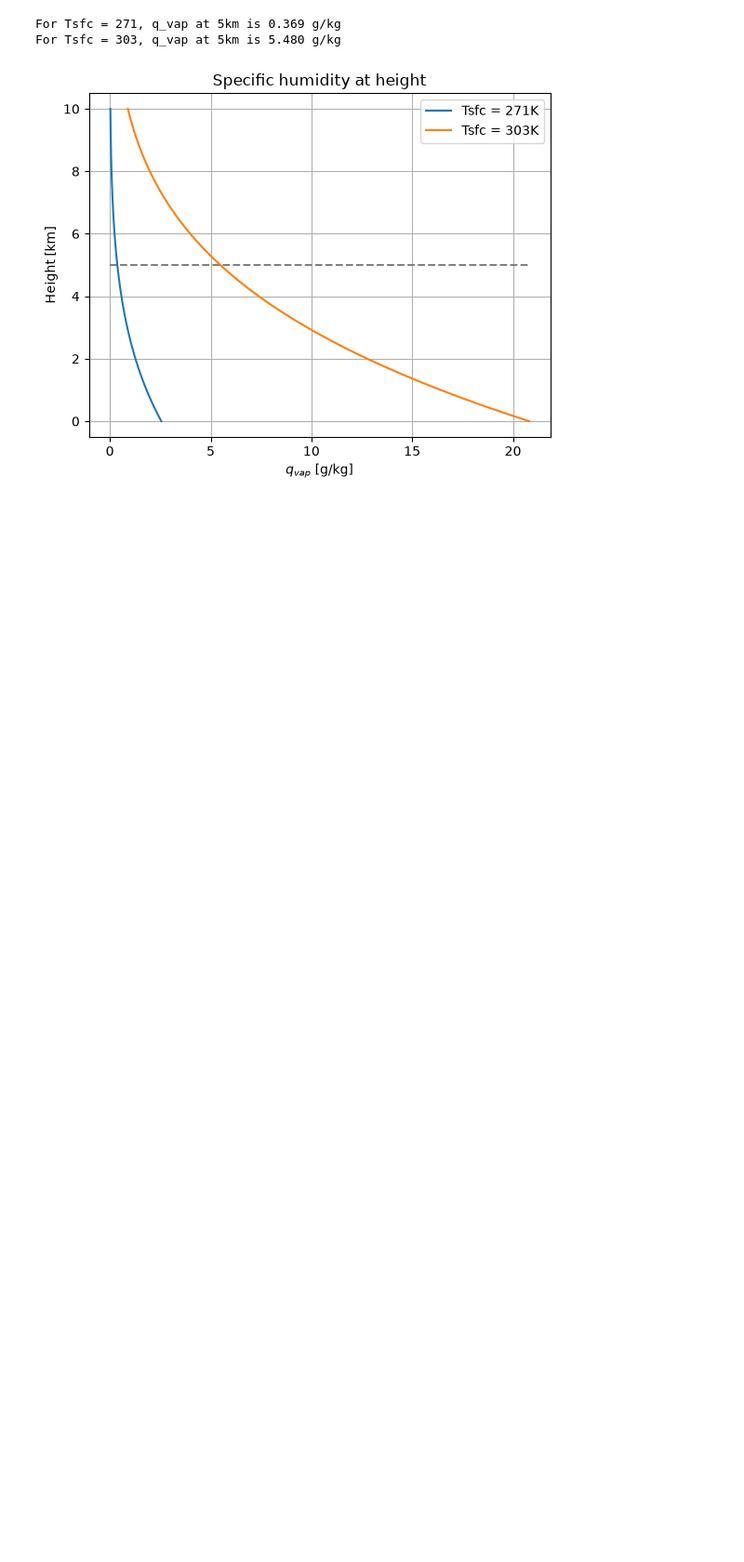
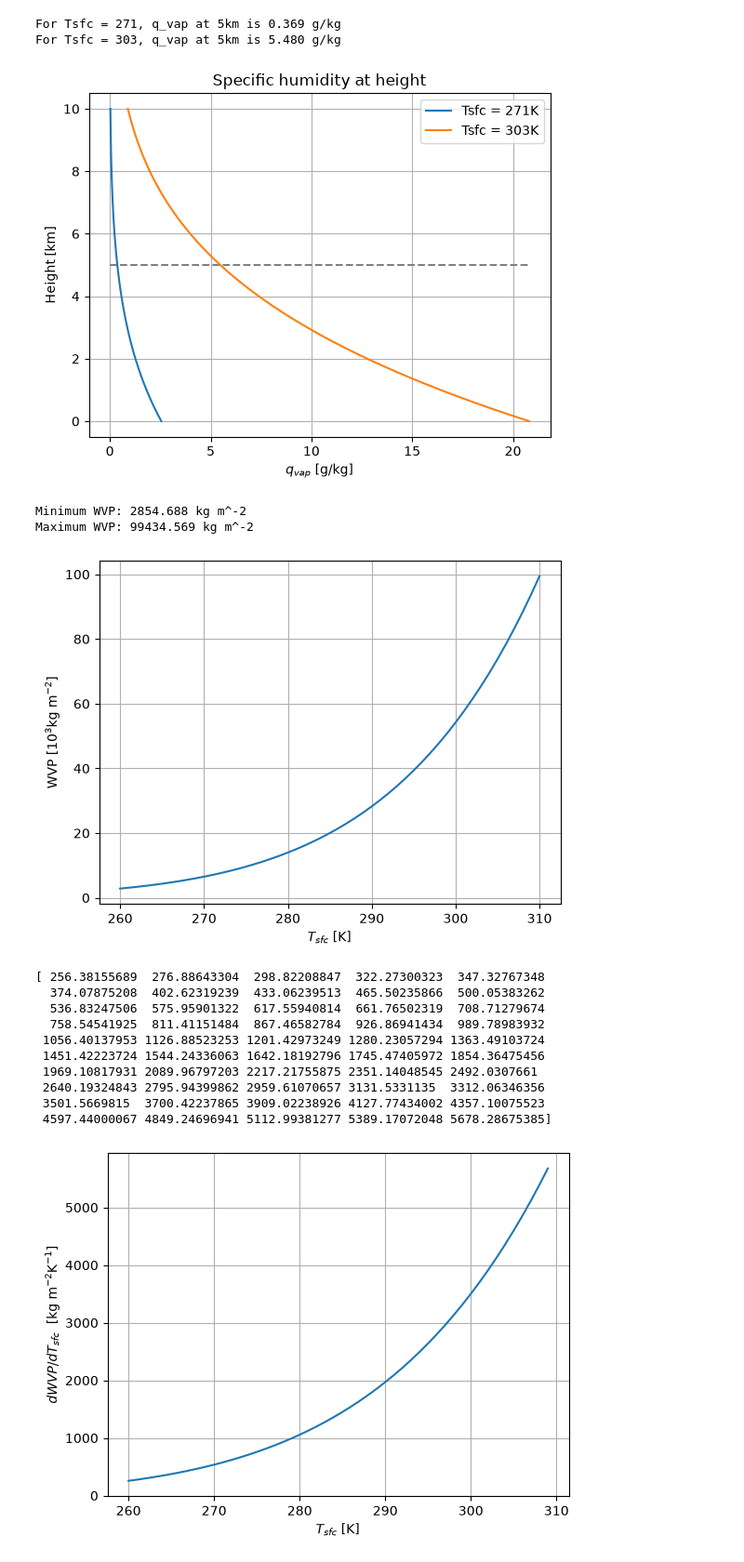
Before and after one commit to JGolebiewski123/AESM1030.2-C-EO-Project, a Jupyter notebook: Atmosphere - 1.ipynb, the cells around one changed output. Shown at 93% size. Drawn from its saved outputs; the diff is of its cells as text; code cells hidden in the pictures; blank space fills up the shorter version.

```diff
--- a/Atmosphere - 1.ipynb
+++ b/Atmosphere - 1.ipynb
@@ -93,5 +97,5 @@ Density is half of surface at height 6.7km
 # %%
-def vapor_q(z, p, RH, Tsfc = 293, gamma = -0.006, Rd = 287.05, Rv = 461.50):
+def vapor_q(p,z, RH, Tsfc = 293, gamma = -0.006, Rd = 287.05, Rv = 461.50):
 
     T = Tsfc + gamma * z
 
@@ -128,0 +162,50 @@ For Tsfc = 303, q_vap at 5km is 5.480 g/kg
+# %%
+n = 1000
+z = np.linspace(0,10000,n+1)
+
+Tsfc_range = np.linspace(260, 310, 51)
+
+wvp_arr = np.zeros(len(Tsfc_range))
+for index, i in enumerate(Tsfc_range):
+    wvp_arr[index] = calculate_WVP(z,Tsfc = i)
+
+print(f'Minimum WVP: {np.min(wvp_arr):.3f} kg m^-2')
+print(f'Maximum WVP: {np.max(wvp_arr):.3f} kg m^-2')
+plt.plot(Tsfc_range, wvp_arr / 1000)
+plt.xlabel('$T_{sfc}$ [K]')
+plt.ylabel('WVP [$10^{3}\\text{kg m}^{-2}$]')
+plt.grid()
+plt.show()
+
+# Calculate dWVP/dTsfc
+
+#-------------------------
+# Not sure if correct
+#-------------------------
+
+dwvp = np.zeros(len(wvp_arr) - 1)
+for i in range(len(wvp_arr)-1):
+    dwvp[i] = wvp_arr[i+1] - wvp_arr[i]
+
+dWVPdt = dwvp / (Tsfc_range[1] - Tsfc_range[0])
+print(dWVPdt)
+
+plt.plot(Tsfc_range[:-1], dWVPdt)
+plt.xlabel('$T_{sfc}$ [K]')
+plt.ylabel('$dWVP / dT_{sfc}$  $[\\text{kg m}^{-2}\\text{K}^{-1}]$')
+plt.grid()
+# %% [output]
+Minimum WVP: 2854.688 kg m^-2
+Maximum WVP: 99434.569 kg m^-2
+[figure, added]
+[ 256.38155689  276.88643304  298.82208847  322.27300323  347.32767348
+  374.07875208  402.62319239  433.06239513  465.50235866  500.05383262
+  536.83247506  575.95901322  617.55940814  661.76502319  708.71279674
+  758.54541925  811.41151484  867.46582784  926.86941434  989.78983932
+ 1056.40137953 1126.88523253 1201.42973249 1280.23057294 1363.49103724
+ 1451.42223724 1544.24336063 1642.18192796 1745.47405972 1854.36475456
+ 1969.10817931 2089.96797203 2217.21755875 2351.14048545 2492.0307661
+ 2640.19324843 2795.94399862 2959.61070657 3131.5331135  3312.06346356
+ 3501.5669815  3700.42237865 3909.02238926 4127.77434002 4357.10075523
+ 4597.44000067 4849.24696941 5112.99381277 5389.17072048 5678.28675385]
+[figure, added]
```
Also changed, not shown: parts of 5 cells of this notebook, 2 other files.
